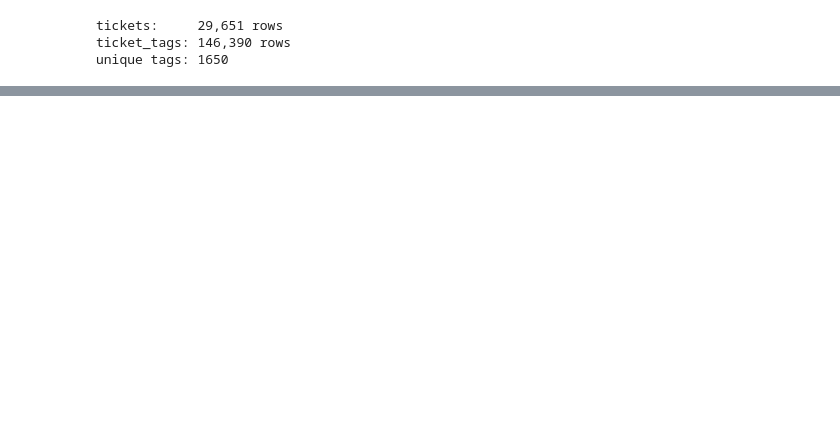
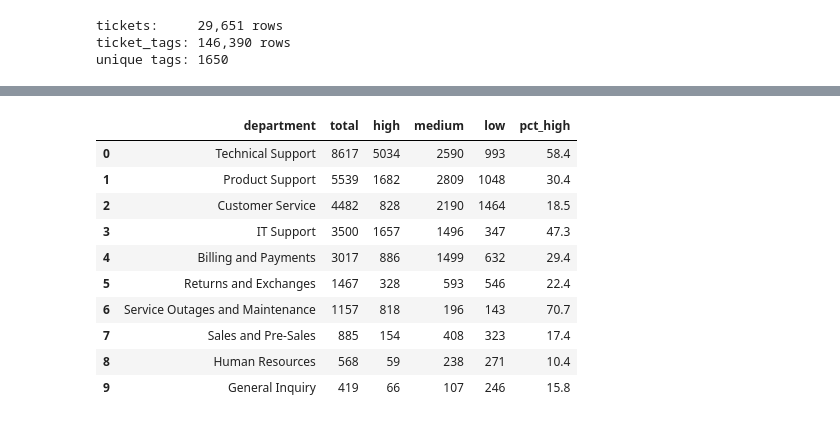
Before and after one commit to shramana-sanyal/sql-ticket-analysis, a Jupyter notebook: sql_analysis.ipynb, the cells around one changed output, grey strips where cells are left out. Cells and saved outputs as stored; diff of their text form; code cells hidden in the pictures; blank space fills up the shorter version.

```diff
--- a/sql_analysis.ipynb
+++ b/sql_analysis.ipynb
@@ -50,0 +123,25 @@ unique tags: 1650
+# %%
+q("""
+    SELECT
+        department,
+        COUNT(*) AS total,
+        SUM(CASE WHEN priority = 'high'   THEN 1 ELSE 0 END) AS high,
+        SUM(CASE WHEN priority = 'medium' THEN 1 ELSE 0 END) AS medium,
+        SUM(CASE WHEN priority = 'low'    THEN 1 ELSE 0 END) AS low,
+        ROUND(100.0 * SUM(CASE WHEN priority = 'high' THEN 1 ELSE 0 END) / COUNT(*), 1) AS pct_high
+    FROM tickets
+    GROUP BY department
+    ORDER BY total DESC
+""")
+# %% [output]
+|  | department | total | high | medium | low | pct_high |
+| 0 | Technical Support | 8617 | 5034 | 2590 | 993 | 58.4 |
+| 1 | Product Support | 5539 | 1682 | 2809 | 1048 | 30.4 |
+| 2 | Customer Service | 4482 | 828 | 2190 | 1464 | 18.5 |
+| 3 | IT Support | 3500 | 1657 | 1496 | 347 | 47.3 |
+| 4 | Billing and Payments | 3017 | 886 | 1499 | 632 | 29.4 |
+| 5 | Returns and Exchanges | 1467 | 328 | 593 | 546 | 22.4 |
+| 6 | Service Outages and Maintenance | 1157 | 818 | 196 | 143 | 70.7 |
+| 7 | Sales and Pre-Sales | 885 | 154 | 408 | 323 | 17.4 |
+| 8 | Human Resources | 568 | 59 | 238 | 271 | 10.4 |
+| 9 | General Inquiry | 419 | 66 | 107 | 246 | 15.8 |
```
Also changed, not shown: parts of 28 cells of this notebook.
